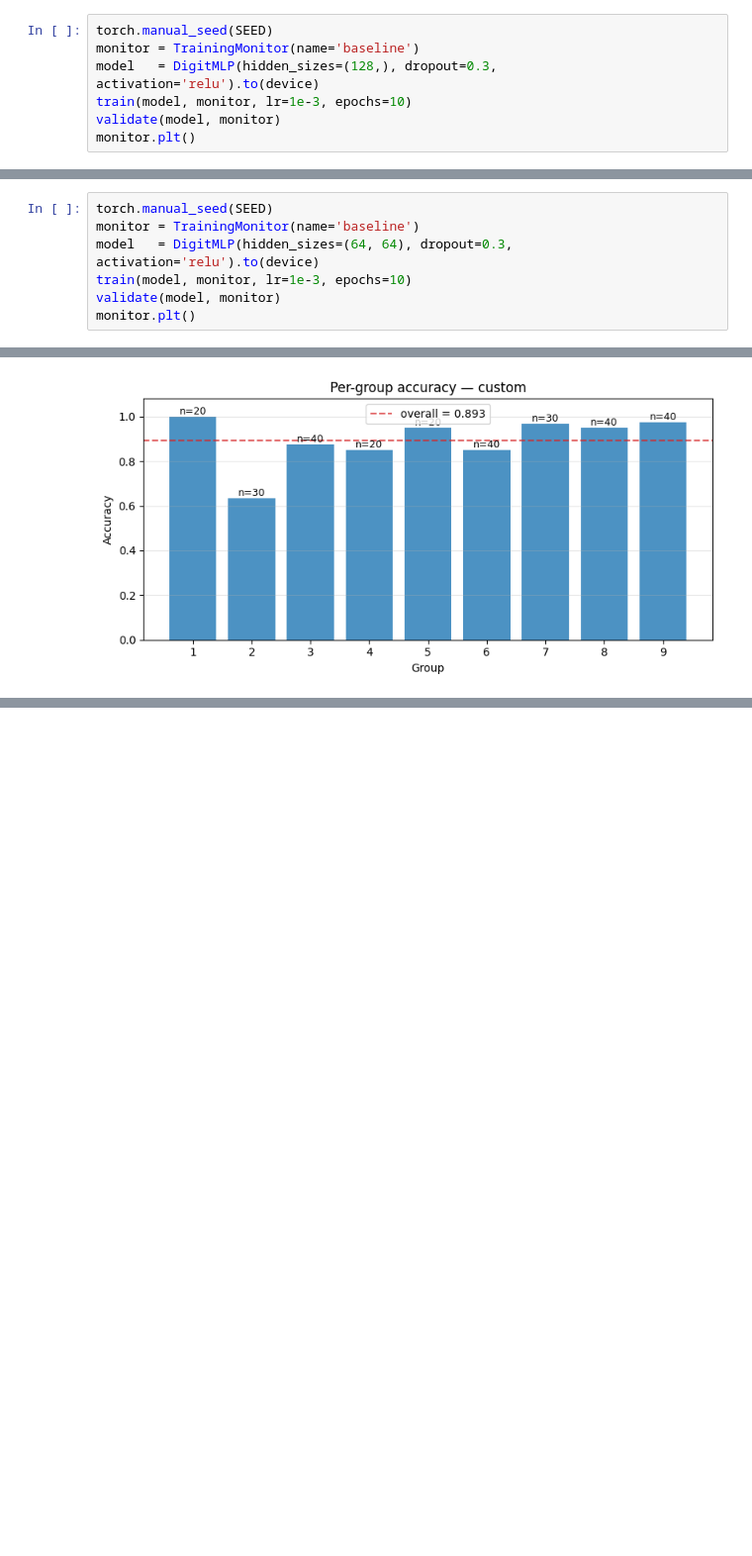
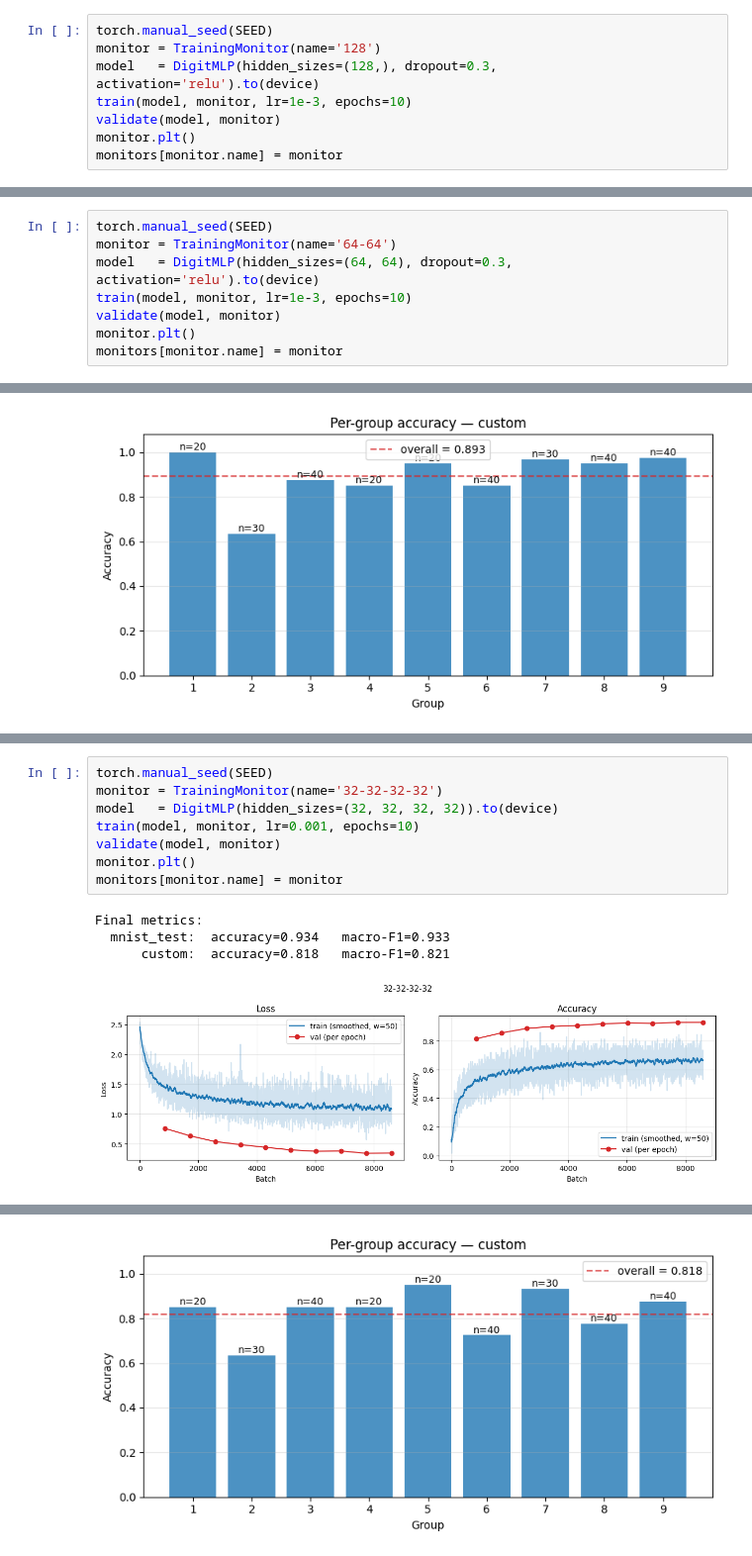
Before and after one commit to abreiss/Ai-final-project, a Jupyter notebook: handwriting.ipynb, the cells around one changed output, grey strips where cells are left out. Shown at 99% size. Drawn from its saved outputs; the diff is of its cells as text; blank space fills up the shorter version.

```diff
--- a/handwriting.ipynb
+++ b/handwriting.ipynb
@@ -498,11 +500,12 @@ Final metrics:
 | `(128,)` | 0.3 | relu | 1e-3 | 10 |
 # %%
 torch.manual_seed(SEED)
-monitor = TrainingMonitor(name='baseline')
+monitor = TrainingMonitor(name='128')
 model   = DigitMLP(hidden_sizes=(128,), dropout=0.3, activation='relu').to(device)
 train(model, monitor, lr=1e-3, epochs=10)
 validate(model, monitor)
 monitor.plt()
+monitors[monitor.name] = monitor
 # %% [output]
 Final metrics:
   mnist_test:  accuracy=0.971   macro-F1=0.971
@@ -518,11 +521,12 @@ Final metrics:
 | `(64, 64)` | 0.3 | relu | 1e-3 | 10 |
 # %%
 torch.manual_seed(SEED)
-monitor = TrainingMonitor(name='baseline')
+monitor = TrainingMonitor(name='64-64')
 model   = DigitMLP(hidden_sizes=(64, 64), dropout=0.3, activation='relu').to(device)
 train(model, monitor, lr=1e-3, epochs=10)
 validate(model, monitor)
 monitor.plt()
+monitors[monitor.name] = monitor
 # %% [output]
 Final metrics:
   mnist_test:  accuracy=0.966   macro-F1=0.966
@@ -532,0 +543,13 @@ Final metrics:
+# %%
+torch.manual_seed(SEED)
+monitor = TrainingMonitor(name='32-32-32-32')
+model   = DigitMLP(hidden_sizes=(32, 32, 32, 32)).to(device)
+train(model, monitor, lr=0.001, epochs=10)
+validate(model, monitor)
+monitor.plt()
+monitors[monitor.name] = monitor
+# %% [output]
+Final metrics:
+  mnist_test:  accuracy=0.934   macro-F1=0.933
+      custom:  accuracy=0.818   macro-F1=0.821
+[figure, added]
@@ -532,0 +557 @@ Final metrics:
+[figure, added]
```
Also changed, not shown: parts of 18 cells of this notebook.
